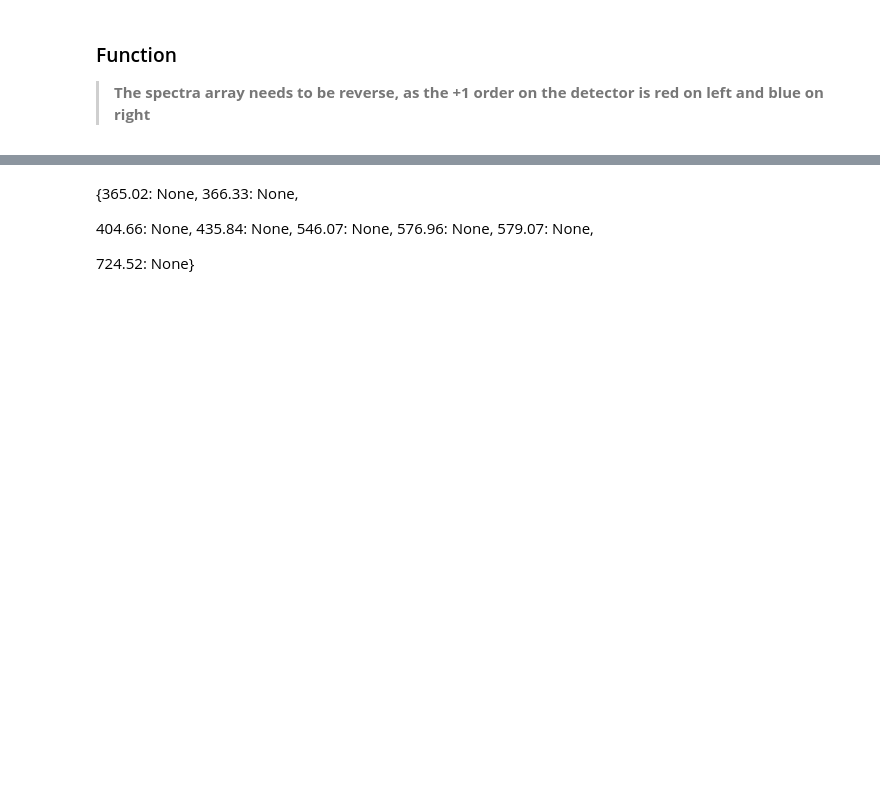
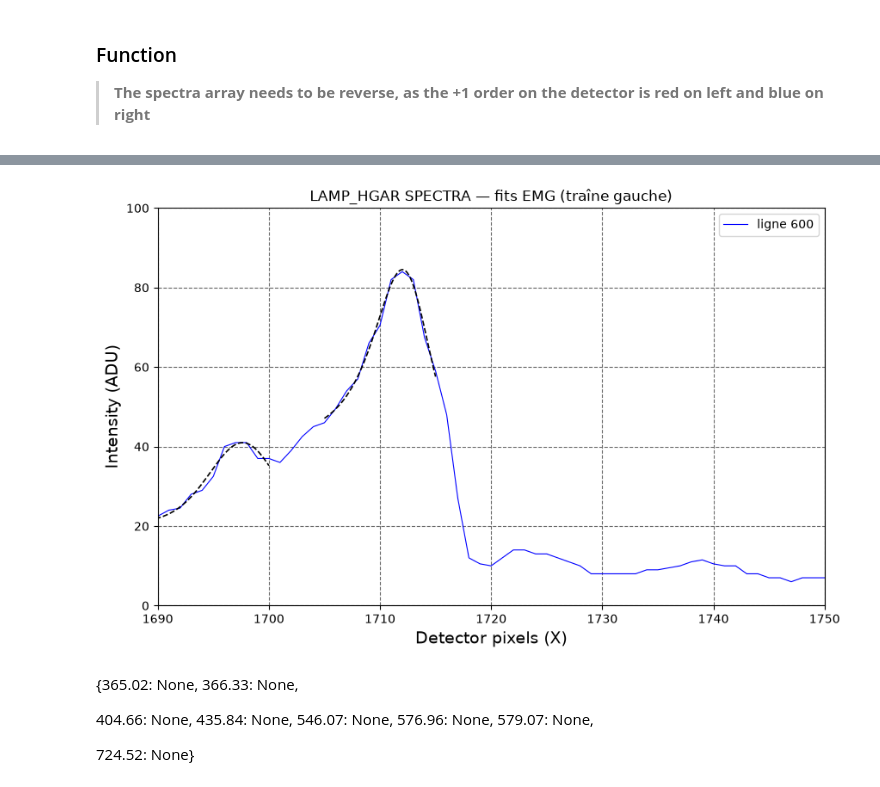
Before and after one commit to lalygator/cmos-software, a Jupyter notebook: data_analysis.ipynb, the cells around one changed output, grey strips where cells are left out. Saved outputs shown, nothing was run; the diff lists cells and outputs as text; code cells hidden in the pictures; blank space fills up the shorter version.

Commit message:
New gaussian fitting algorithm testing with new function emg_left

```diff
--- a/data_analysis.ipynb
+++ b/data_analysis.ipynb
@@ -349,0 +380,94 @@ plt.show()
+# %%
+from scipy.optimize import curve_fit
+from scipy.signal import find_peaks
+from scipy.special import erfcx
+import numpy as np
+import matplotlib.pyplot as plt
+
+def emg_left(x, A, mu, sigma, tau, c):
+    sigma = np.abs(sigma)
+    tau = np.abs(tau)
+    u = (sigma**2 + tau*(x - mu)) / (sigma*tau*np.sqrt(2))
+    return c + (A/(2*tau)) * np.exp(-(x-mu)**2/(2*sigma**2)) * erfcx(u)
+
+# def fit_peak(x, y, x0, amp_guess, all_peak_positions, left_win_max=16, right_win_max=10):
+
+def fit_peak(x, y, x0, amp_guess, all_peak_positions, left_win_max=16, right_win_max=4):
+    # Trouve le pic voisin le plus proche à gauche et à droite
+    others = [p for p in all_peak_positions if p != x0]
+    left_neighbors = [p for p in others if p < x0]
+    right_neighbors = [p for p in others if p > x0]
+
+    if left_neighbors:
+        left_win = min(left_win_max, (x0 - max(left_neighbors)) / 2)
+    else:
+        left_win = left_win_max
+
+    if right_neighbors:
+        right_win = min(right_win_max, (min(right_neighbors) - x0) / 2)
+    else:
+        right_win = right_win_max
+
+    left_win = max(left_win, 3)   # garde-fou : jamais trop petit
+    right_win = max(right_win, 3)
+
+    mask = (x > x0 - left_win) & (x < x0 + right_win)
+    xf, yf = x[mask], y[mask]
+
+    far_left_mask = (x > x0 - left_win) & (x < x0 - left_win + 5)
+    baseline_guess = np.median(y[far_left_mask]) if far_left_mask.sum() > 0 else np.percentile(yf, 5)
+
+    p0 = [amp_guess*3, x0, 2.0, 5.0, baseline_guess]
+    bounds = (
+        [0,          x0-left_win/2,  0.3, 0.2,  0],
+        [amp_guess*20, x0+right_win/2,  15,  30,   baseline_guess*2+10]
+    )
+
+    try:
+        popt, pcov = curve_fit(emg_left, xf, yf, p0=p0, bounds=bounds, maxfev=30000)
+        return popt, pcov, xf, yf
+    except RuntimeError:
+        return None, None, xf, yf
+
+
+fig, ax = plt.subplots(figsize=(10,6))
+colors = ['blue', 'red', 'green', 'purple']
+lines = [600]
+
+all_fits = []
+
+for i, l in enumerate(lines):
+    data = MASTER_SCIENCE_UNCORR[i,:][::-1]
+    x, y = np.arange(1936), data
+
+    peaks, prop = find_peaks(y, height=10, distance=7, prominence=5,width=2)
+    peak_positions = x[peaks]   # <-- toutes les positions, utilisées pour les fenêtres adaptatives
+
+    ax.plot(x, y, c=colors[i], lw=0.8, label=f'ligne {l}')
+
+    for pk, w in zip(peaks, prop['widths']):
+        # if not (50 <= x[pk] <= 120):
+        #     continue
+        popt, pcov, xf, yf = fit_peak(x, y, x[pk], y[pk], peak_positions)
+        if popt is None:
+            print(f"échec fit ligne={l}, pic~{x[pk]}")
+            continue
+
+        A, mu, sigma, tau, c = popt
+        xx = np.linspace(xf.min(), xf.max(), 300)
+        ax.plot(xx, emg_left(xx, *popt), c='black', lw=1.2, ls='--')
+        print(f"line={l:5d}  pic~{x[pk]:6.1f}  ->  mu={mu:7.3f}  sigma={sigma:5.3f}  tau={tau:5.3f}  A={A:8.1f}  c={c:5.1f}")
+
+ax.grid(ls='--', c='dimgrey')
+ax.set_xlabel('Detector pixels (X)', fontsize=14)
+ax.set_ylabel('Intensity (ADU)', fontsize=14)
+ax.set_title('LAMP_HGAR SPECTRA — fits EMG (traîne gauche)')
+# ax.set_xlim(50,120)
+ax.set_xlim(150,300)
+# ax.set_xlim(1600,1800)
+# ax.set_xlim(630,670)
+ax.set_xlim(1690,1750)
+ax.set_ylim(0,100)
+ax.legend()
+plt.show()
+# %% [output]
@@ -349,0 +494 @@ plt.show()
+[figure, added]
```
Also changed, not shown: parts of 28 cells of this notebook, 1 other file.
